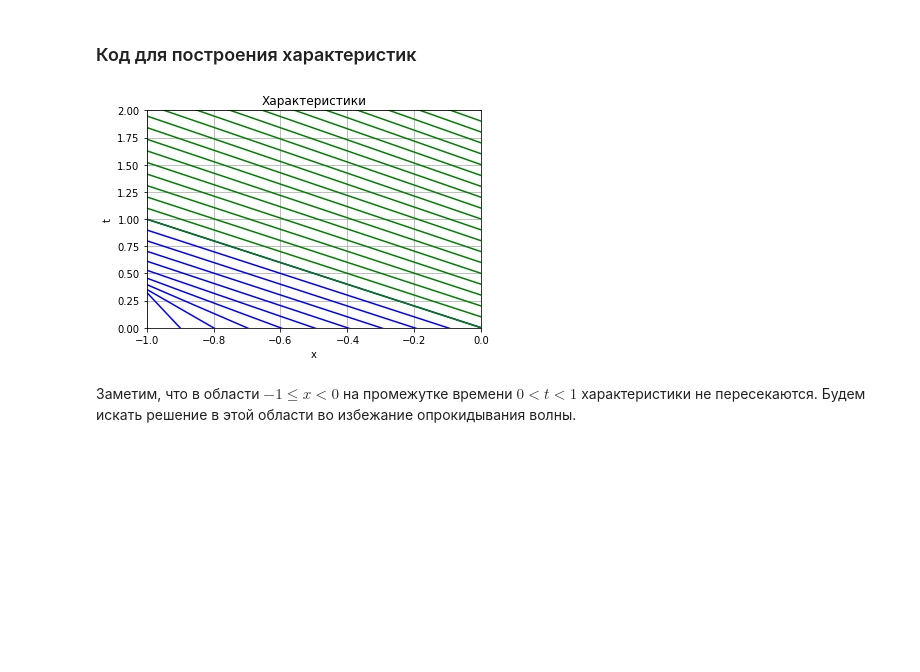
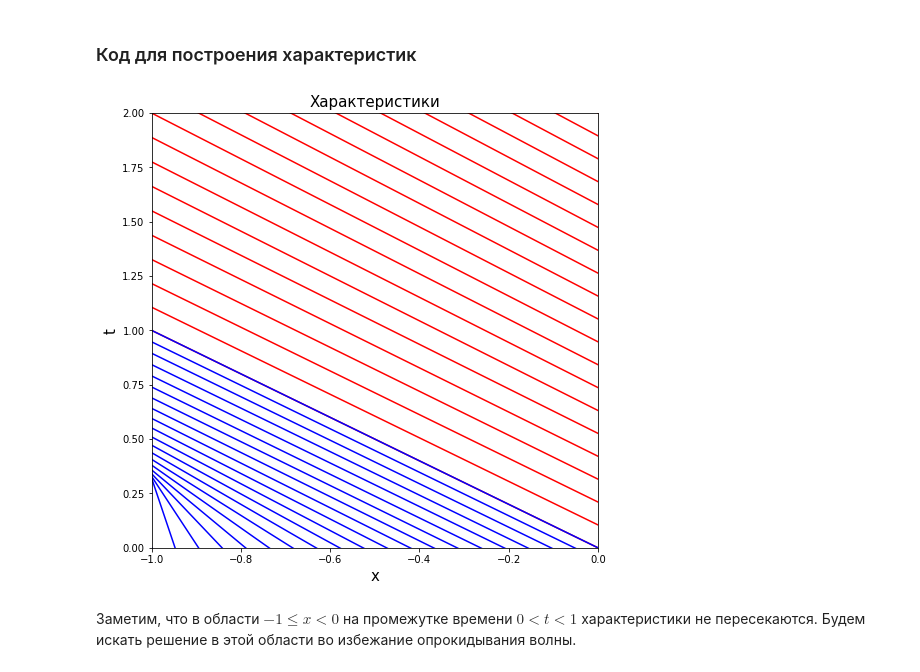
Before and after one commit to ctbip/omm-praki, a Jupyter notebook: styrov-28var.ipynb, the cells around one changed output. Saved outputs shown, nothing was run; the diff lists cells and outputs as text; code cells hidden in the pictures; blank space fills up the shorter version.

```diff
--- a/styrov-28var.ipynb
+++ b/styrov-28var.ipynb
@@ -43,34 +43,27 @@ $2. \quad x^*=0:$
 $$\left\{ \begin{array}{} t=-\frac{1+(1+\frac{1}{2} arctg\ t^*)^2}{2+ arctg\ t^*}  x,  \\ u^*=1+\frac{1}{2} arctg\ t^*. \end{array} \right.$$
 # %% [markdown]
 ### Код для построения характеристик
-# %%
-xmin, xmax =  -1, 0
-tmin, tmax = 0, 2
-
-def t1(x):
-    return  [-(1 + (np.cos(np.pi * x0 * 0.5))*(np.cos(np.pi * x0 *0.5)))/
-             (2 * (np.cos(np.pi*x0/2)))*(x-x0) for x0 in np.arange(xmin , xmax + 0.1, 0.1)]
-
-def c2(x):
-    return [t0 - (1 + (1 + 0.5 * np.arctan(t0)) * (1 + 0.5 * np.arctan(t0)))/
-            (2 * (1 + 0.5 * np.arctan(t0))) * x for t0 in np.arange(tmin , tmax + 0.1, 0.1)]
-
-x_arr = np.arange(xmin , xmax + 0.1, 0.1)
-x_array = [c1(x) for x in  x_arr]
-t_array = [c2(x) for x in  x_arr]
-
-plt.plot()
-plt.ylim(tmin , tmax)
-plt.xlim(xmin , xmax)
-plt.plot(x_arr , x_array , color = "blue")
-plt.plot(x_arr , t_array , color = "green")
-plt.title('Характеристики')
-plt.ylabel('t')
-plt.xlabel('x')
-plt.grid(True)
-plt.show()
-# %% [output]
-[figure, removed]
+# %%
+K = 20
+x, t = np.linspace(-1, 0, K), np.linspace(0, 2, K)
+
+def t1(x0, x):
+    return  -(1 + (np.cos(np.pi*x0/2))**2)/(2*np.cos(np.pi*x0/2))*(x-x0)
+
+def t2(t0, x):
+    return t0 - (1 + (1+0.5*np.arctan(t0))**2)/(2 + np.arctan(t0))*x
+
+fig = plt.figure(figsize =(8 ,8))
+ax = fig.gca(xlim=(-1, 0), ylim=(0, 2))
+plt.title('Характеристики', fontsize=15)
+plt.ylabel('t', fontsize=15)
+plt.xlabel('x', fontsize=15)
+
+for i in range(K):
+  ax.plot(x , t1(x[i] ,x) , color = "blue");
+  ax.plot(x , t2(t[i] ,x), color = "red");
+# %% [output]
+[figure, added]
 # %% [markdown]
 Заметим, что в области $-1 \leq x < 0$ на промежутке времени $0 < t < 1$ характеристики не пересекаются. Будем искать решение в этой области во избежание опрокидывания волны.
 # %% [markdown]
```
Also changed, not shown: parts of 1 cell of this notebook.
